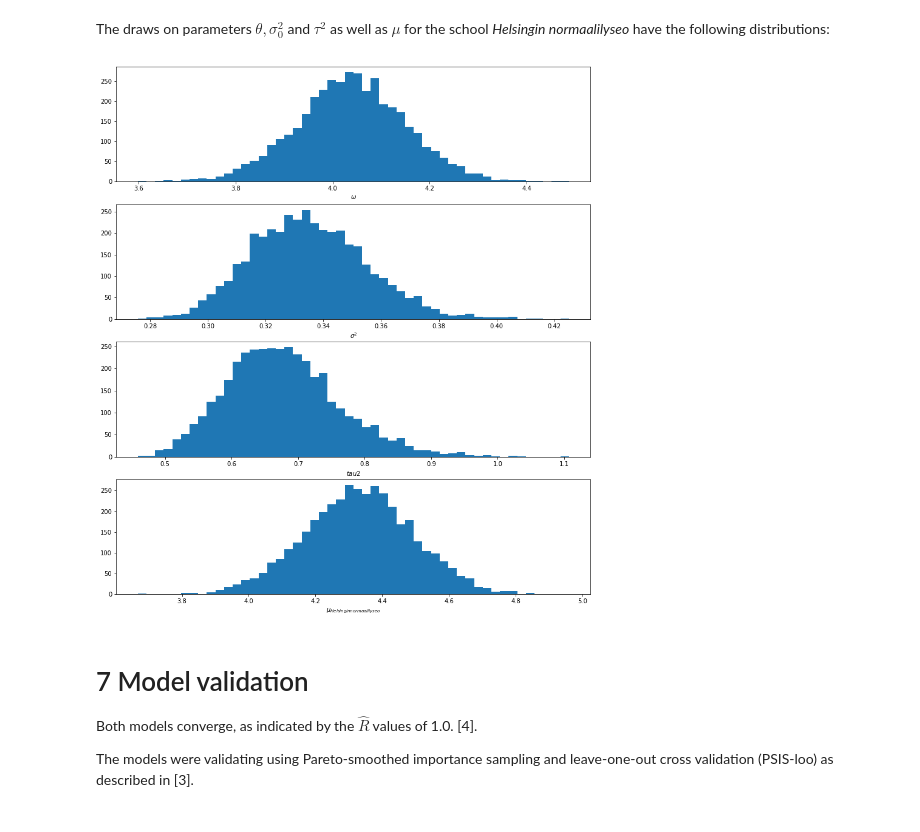
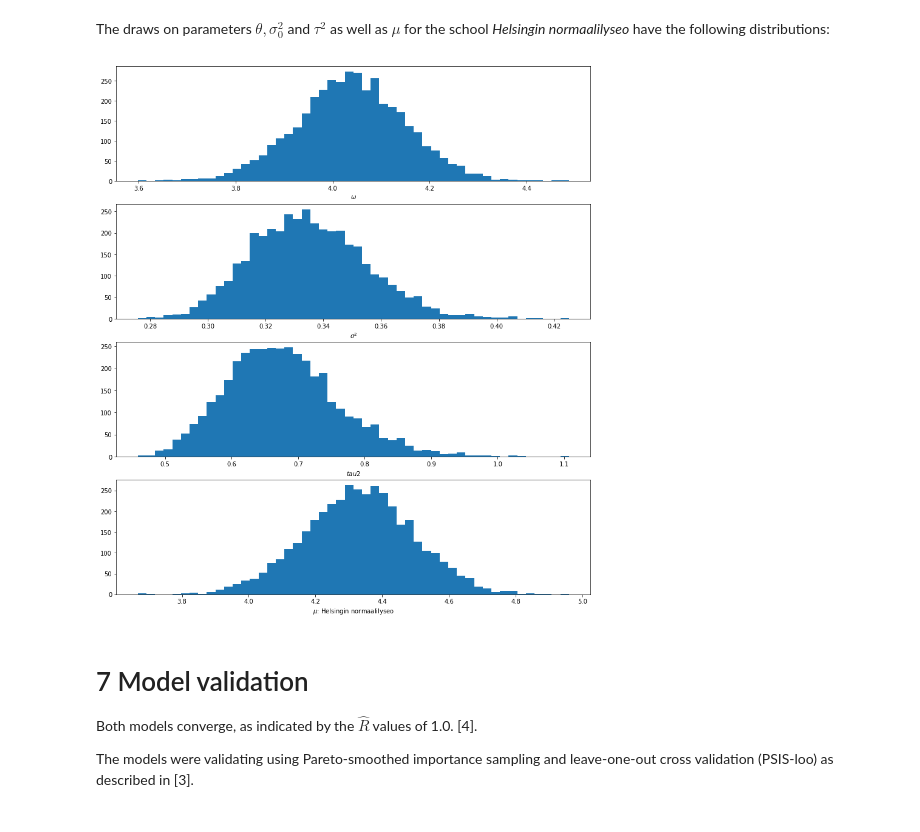
Before and after one commit to gamgi/BDA-project, a Jupyter notebook: study.ipynb, the cells around one changed output. Drawn from its saved outputs; the diff is of its cells as text; code cells hidden in the pictures.

```diff
--- a/study.ipynb
+++ b/study.ipynb
@@ -455,18 +438,18 @@ The draws on parameters $\theta, \sigma_0^2$ and $\tau^2$ as well as $\mu$ for t
 # %%
 fig, (ax1, ax2, ax3, ax4) = plt.subplots(4, 1, figsize=(14, 16))
 mu_schools = hierarchical_samples['mu'].T
 
 ax1.hist(hierarchical_samples['omega'], 50)
 ax1.set_xlabel(r"$\omega$")
 ax2.hist(hierarchical_samples['sigma'], 50)
 ax2.set_xlabel(r"$\sigma^2$")
 ax3.hist(hierarchical_samples['tau2'], 50)
 ax3.set_xlabel("$tau2$")
 ax4.hist(mu_schools[schools_dict['Helsingin normaalilyseo']], 50)
-ax4.set_xlabel("$\mu_{Helsingin normaalilyseo}$")
+ax4.set_xlabel("$\mu$: Helsingin normaalilyseo")
 plt.show()
 # %% [output]
-[figure, old version]
+[figure, new version]
 # %% [markdown]
 # 7 Model validation
 
```
Also changed, not shown: parts of 3 cells of this notebook, 1 other file.
